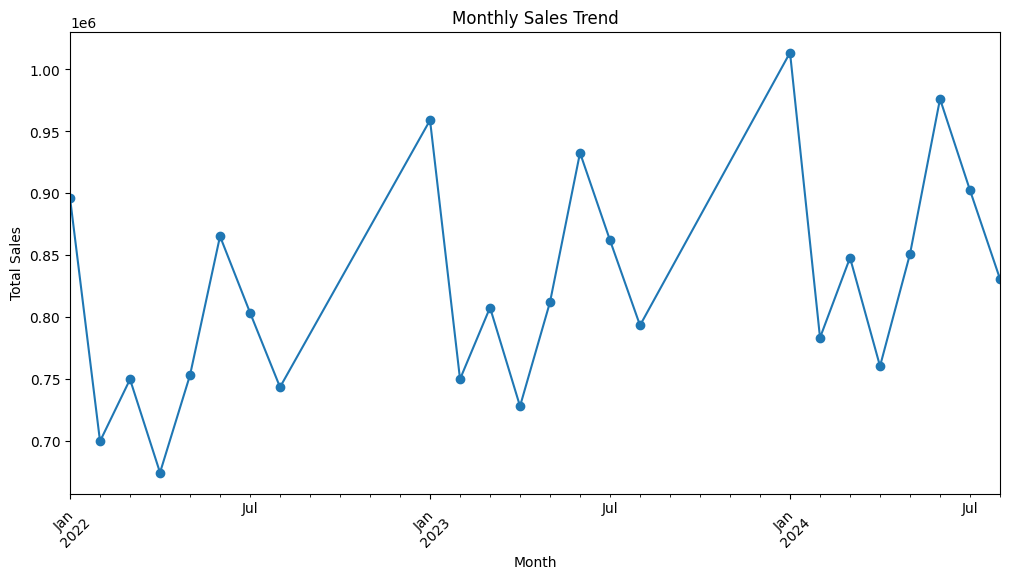
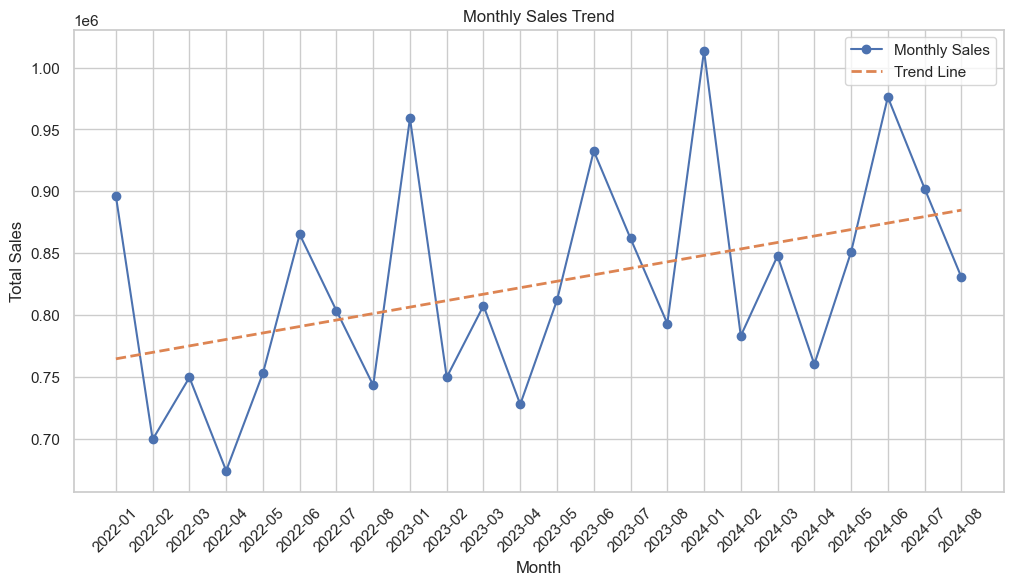
Unified diff of the notebook cell whose output changed from the first chart to the second:
--- before
+++ after
@@ -1,8 +1,20 @@
 # Visualize monthly sales trend
+x = np.arange(len(monthly_sales))
+y = monthly_sales.values
+
+# Membuat garis tren linear
+z = np.polyfit(x, y, 1)
+p = np.poly1d(z)
+
 plt.figure(figsize=(12, 6))
-monthly_sales.plot(kind='line', marker='o')
+
+plt.plot(monthly_sales.index.astype(str), y, marker='o', label='Monthly Sales')
+plt.plot(monthly_sales.index.astype(str), p(x), linestyle='--', linewidth=2, label='Trend Line')
+
 plt.xlabel('Month')
 plt.ylabel('Total Sales')
 plt.title('Monthly Sales Trend')
 plt.xticks(rotation=45)
+plt.legend()
+
 plt.show()

Commit: Refactor code structure for improved readability and maintainability